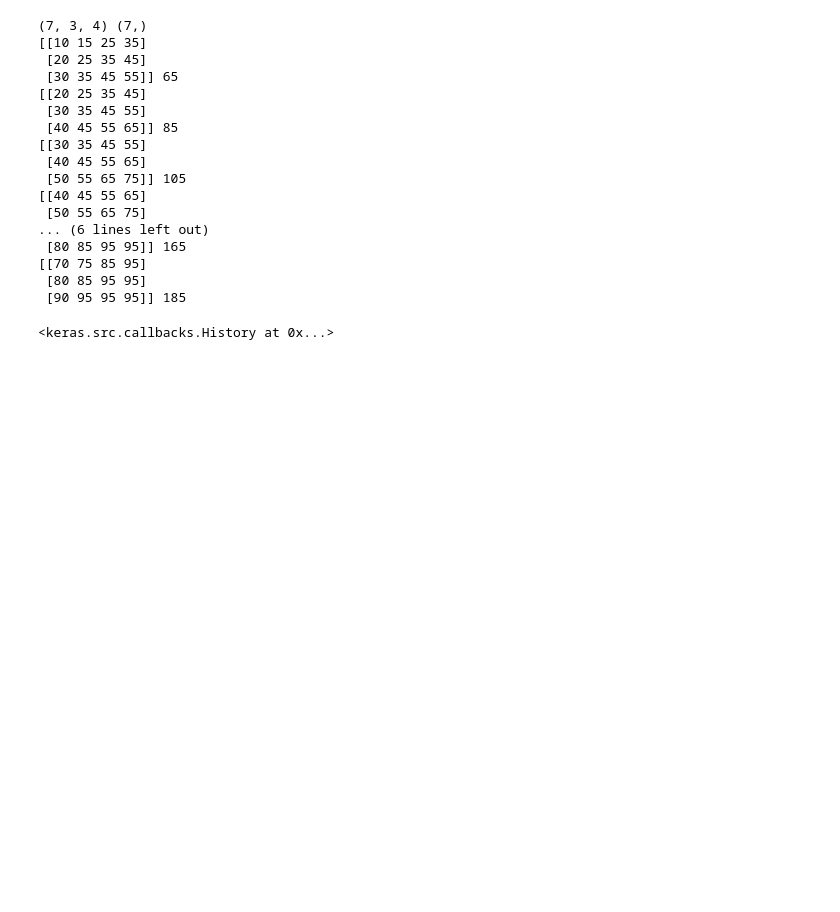
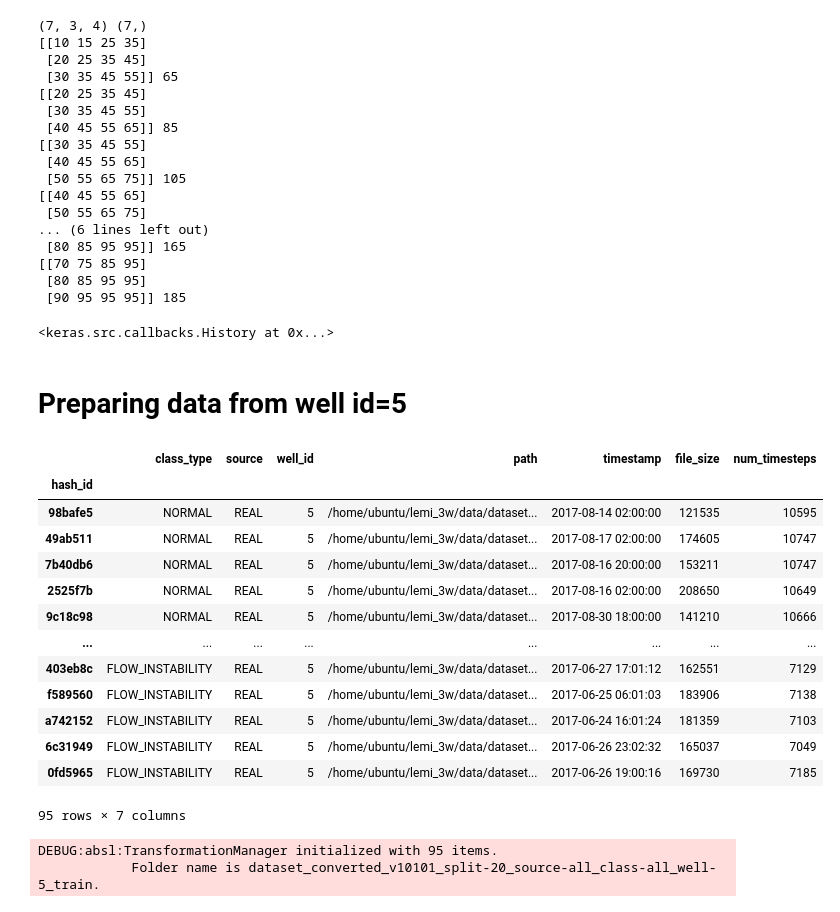
Before and after one commit to Punpuf/lemi_3w, a Jupyter notebook: data_preparation/preparation_notebook.ipynb, the cells around one changed output. Cells and saved outputs as stored; diff of their text form; code cells hidden in the pictures; blank space fills up the shorter version.

```diff
--- a/data_preparation/preparation_notebook.ipynb
+++ b/data_preparation/preparation_notebook.ipynb
@@ -199,3 +298,40 @@ model.compile(optimizer='adam', loss='mse')
 model.fit(X, y, epochs=200, verbose=0)
 # %% [output]
 <keras.src.callbacks.History at 0x...>
+# %% [markdown]
+# Preparing data from well id=5
+# %%
+split_train_dir_well_id_5 = config.DIR_PROJECT_DATA / ""
+train_metadata_well_id_5 = rdi.RawDataInspector(
+    split_train_dir_well_id_5,
+    config.DIR_PROJECT_CACHE / "train_metadata_well_id_5.parquet",
+    True
+)
+
+train_metadata_well_id_5.get_metadata_table()
+# %% [output]
+|  | class_type | source | well_id | path | timestamp | file_size | num_timesteps |
+| hash_id |  |  |  |  |  |  |  |
+| 98bafe5 | NORMAL | REAL | 5 | /home/ubuntu/lemi_3w/data/dataset... | 2017-08-14 02:00:00 | 121535 | 10595 |
+| 49ab511 | NORMAL | REAL | 5 | /home/ubuntu/lemi_3w/data/dataset... | 2017-08-17 02:00:00 | 174605 | 10747 |
+| 7b40db6 | NORMAL | REAL | 5 | /home/ubuntu/lemi_3w/data/dataset... | 2017-08-16 20:00:00 | 153211 | 10747 |
+| 2525f7b | NORMAL | REAL | 5 | /home/ubuntu/lemi_3w/data/dataset... | 2017-08-16 02:00:00 | 208650 | 10649 |
+| 9c18c98 | NORMAL | REAL | 5 | /home/ubuntu/lemi_3w/data/dataset... | 2017-08-30 18:00:00 | 141210 | 10666 |
+| ... | ... | ... | ... | ... | ... | ... | ... |
+| 403eb8c | FLOW_INSTABILITY | REAL | 5 | /home/ubuntu/lemi_3w/data/dataset... | 2017-06-27 17:01:12 | 162551 | 7129 |
+| f589560 | FLOW_INSTABILITY | REAL | 5 | /home/ubuntu/lemi_3w/data/dataset... | 2017-06-25 06:01:03 | 183906 | 7138 |
+| a742152 | FLOW_INSTABILITY | REAL | 5 | /home/ubuntu/lemi_3w/data/dataset... | 2017-06-24 16:01:24 | 181359 | 7103 |
+| 6c31949 | FLOW_INSTABILITY | REAL | 5 | /home/ubuntu/lemi_3w/data/dataset... | 2017-06-26 23:02:32 | 165037 | 7049 |
+| 0fd5965 | FLOW_INSTABILITY | REAL | 5 | /home/ubuntu/lemi_3w/data/dataset... | 2017-06-26 19:00:16 | 169730 | 7185 |
+95 rows × 7 columns
+# %%
+from transformation_manager import TransformationManager
+
+folder_name = "dataset_converted_v10101_split-20_source-all_class-all_well-5_train"
+transformation_manager_well5 = TransformationManager(
+    train_metadata_well_id_5.get_metadata_table(),
+    output_folder_base_name=folder_name
+)
+# %% [output]
+DEBUG:absl:TransformationManager initialized with 95 items.
+            Folder name is dataset_converted_v10101_split-20_source-all_class-all_well-5_train.
```
Also changed, not shown: parts of 8 cells of this notebook, 7 other files.
